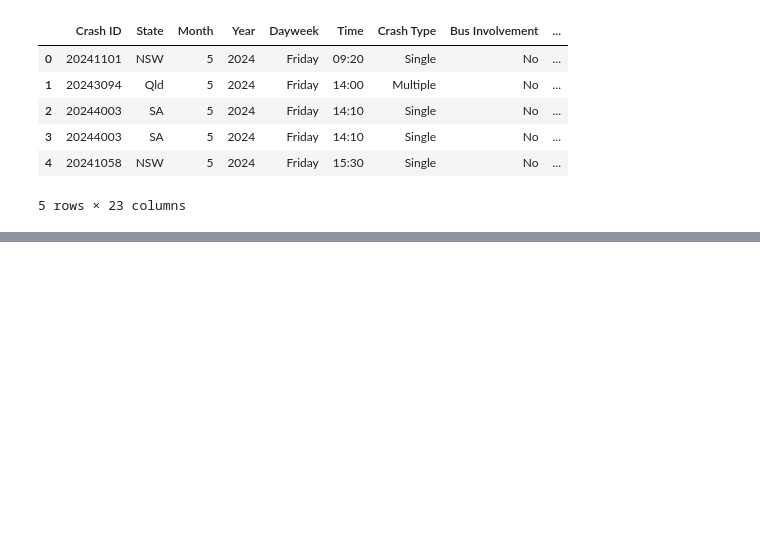
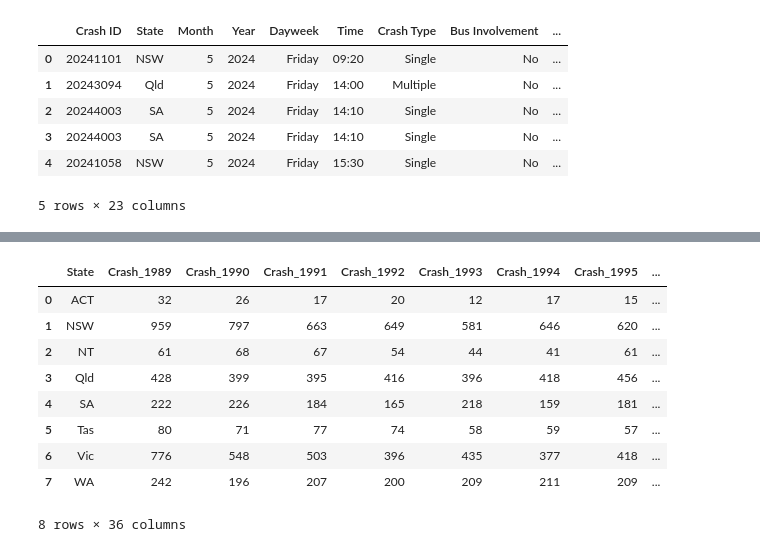
Before and after one commit to Yukitoshi12345/Australia-Road-Fatality, a Jupyter notebook: main.ipynb, the cells around one changed output, grey strips where cells are left out. Cells and saved outputs as stored; diff of their text form; code cells hidden in the pictures; blank space fills up the shorter version.

```diff
--- a/main.ipynb
+++ b/main.ipynb
@@ -26,0 +50,38 @@ df_fatalities.head()
+# %%
+# Function to get data by year
+def get_by_year(df, year):
+    return df.loc[df['Year'] == year]
+
+# Create a dictionary to hold DataFrames for each year
+years_data = {}
+for year in range(1989, 2024):
+    years_data[year] = get_by_year(df_fatalities_clean, year)
+
+# Initialize the DataFrame for total crashes by state for all 35 years
+df_35years_state_crashes = pd.DataFrame({'State': ['ACT', 'NSW', 'NT', 'Qld', 'SA', 'Tas', 'Vic', 'WA']})
+
+# Function to get crashes by state for a given DataFrame and year
+def get_crash_by_state(df, year):
+    temp = df.groupby('State')[['Crash ID']].count().reset_index()
+    temp.rename(columns={'Crash ID': f'Crash_{year}'}, inplace=True)
+    global df_35years_state_crashes
+    df_35years_state_crashes = pd.merge(df_35years_state_crashes, temp, on='State', how='left')
+    return df_35years_state_crashes
+
+# Loop through each year's DataFrame and update the total crashes DataFrame
+for year, data in years_data.items():
+    get_crash_by_state(data, year)
+
+# Display the final DataFrame
+df_35years_state_crashes
+# %% [output]
+|  | State | Crash_1989 | Crash_1990 | Crash_1991 | Crash_1992 | Crash_1993 | Crash_1994 | Crash_1995 | ... |
+| 0 | ACT | 32 | 26 | 17 | 20 | 12 | 17 | 15 | ... |
+| 1 | NSW | 959 | 797 | 663 | 649 | 581 | 646 | 620 | ... |
+| 2 | NT | 61 | 68 | 67 | 54 | 44 | 41 | 61 | ... |
+| 3 | Qld | 428 | 399 | 395 | 416 | 396 | 418 | 456 | ... |
+| 4 | SA | 222 | 226 | 184 | 165 | 218 | 159 | 181 | ... |
+| 5 | Tas | 80 | 71 | 77 | 74 | 58 | 59 | 57 | ... |
+| 6 | Vic | 776 | 548 | 503 | 396 | 435 | 377 | 418 | ... |
+| 7 | WA | 242 | 196 | 207 | 200 | 209 | 211 | 209 | ... |
+8 rows × 36 columns
```
Also changed, not shown: parts of 3 cells of this notebook, 1 other file.
